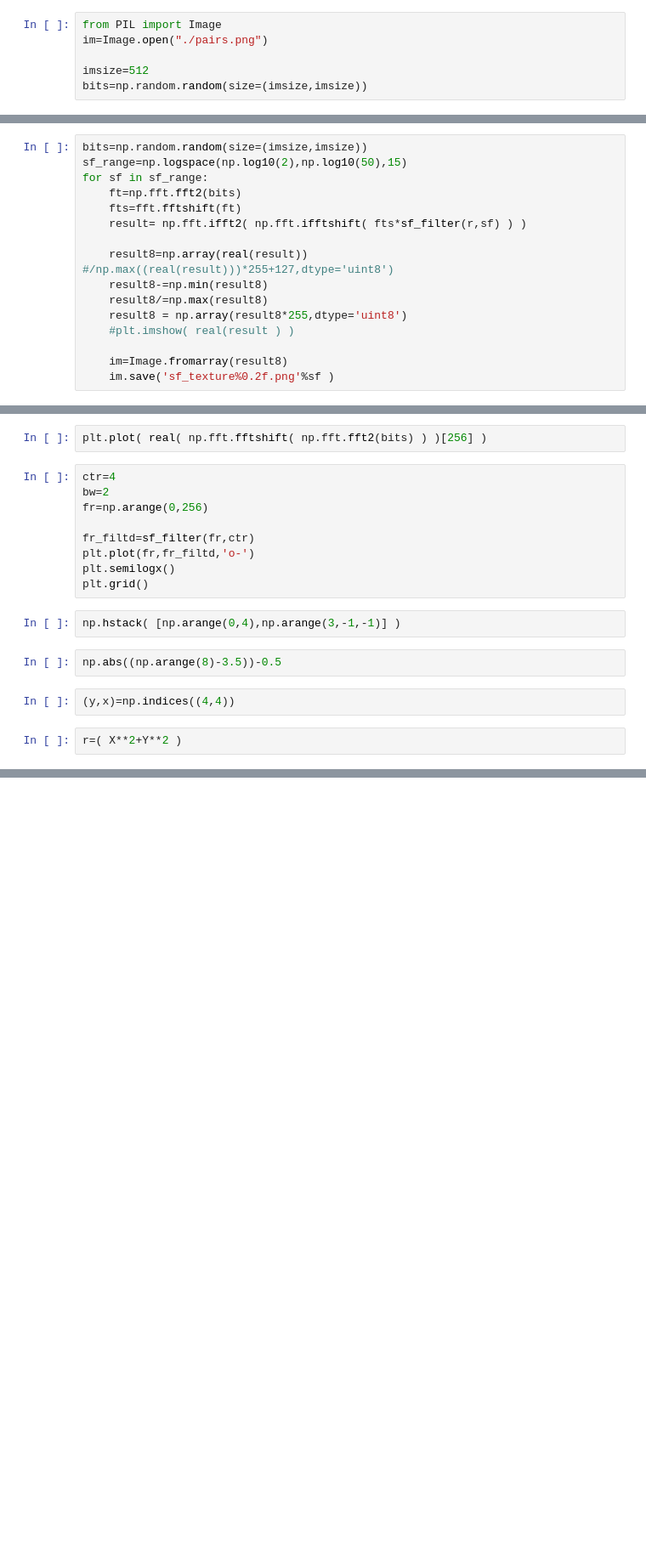
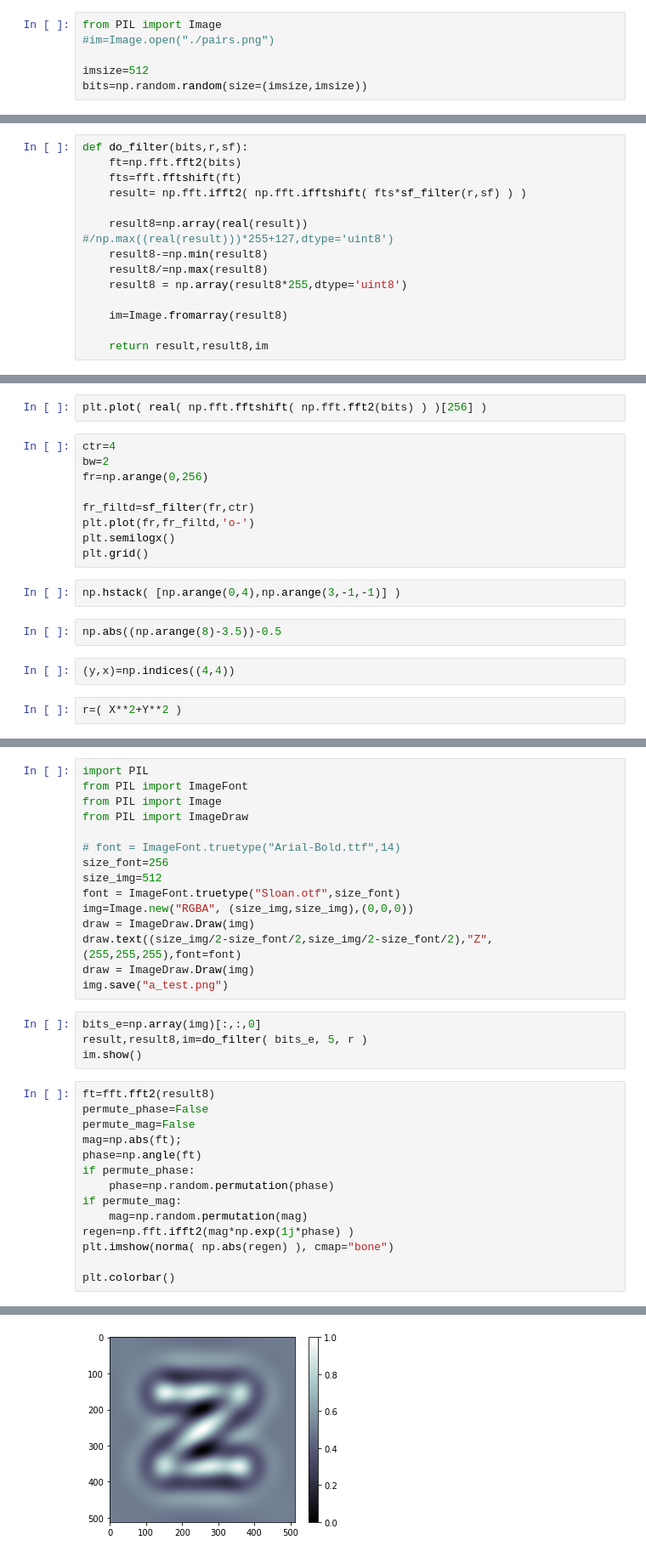
Before and after one commit to dcoates/clab_vr_cube, a Jupyter notebook: sf_textures/sf_filter.ipynb, the cells around one changed output, grey strips where cells are left out. Shown: that part at 85% size. Drawn from its saved outputs; the diff is of its cells as text; blank space fills up the shorter version.

Commit message:
sf_texture advances

```diff
--- a/sf_textures/sf_filter.ipynb
+++ b/sf_textures/sf_filter.ipynb
@@ -3,6 +5,6 @@
 # %%
 from PIL import Image
-im=Image.open("./pairs.png")
+#im=Image.open("./pairs.png")
 
 imsize=512
 bits=np.random.random(size=(imsize,imsize))
@@ -28,7 +37,5 @@ np.max(r)
 # %%
-bits=np.random.random(size=(imsize,imsize))
-sf_range=np.logspace(np.log10(2),np.log10(50),15)
-for sf in sf_range:
+def do_filter(bits,r,sf):
     ft=np.fft.fft2(bits)
     fts=fft.fftshift(ft)
     result= np.fft.ifft2( np.fft.ifftshift( fts*sf_filter(r,sf) ) )
@@ -37,7 +44,7 @@ for sf in sf_range:
     result8-=np.min(result8)
     result8/=np.max(result8)
     result8 = np.array(result8*255,dtype='uint8')
-    #plt.imshow( real(result ) )
 
     im=Image.fromarray(result8)
-    im.save('sf_texture%0.2f.png'%sf )
+
+    return result,result8,im
@@ -107,0 +190,34 @@ plt.imshow( real( np.fft.fftshift( np.fft.fft2(grid) ) ) ); plt.colorbar()
+# %%
+import PIL
+from PIL import ImageFont
+from PIL import Image
+from PIL import ImageDraw
+
+# font = ImageFont.truetype("Arial-Bold.ttf",14)
+size_font=256
+size_img=512
+font = ImageFont.truetype("Sloan.otf",size_font)
+img=Image.new("RGBA", (size_img,size_img),(0,0,0))
+draw = ImageDraw.Draw(img)
+draw.text((size_img/2-size_font/2,size_img/2-size_font/2),"Z",(255,255,255),font=font)
+draw = ImageDraw.Draw(img)
+img.save("a_test.png")
+# %%
+bits_e=np.array(img)[:,:,0]
+result,result8,im=do_filter( bits_e, 5, r )
+im.show()
+# %%
+ft=fft.fft2(result8)
+permute_phase=False
+permute_mag=False
+mag=np.abs(ft);
+phase=np.angle(ft)
+if permute_phase:
+    phase=np.random.permutation(phase)
+if permute_mag:
+    mag=np.random.permutation(mag)
+regen=np.fft.ifft2(mag*np.exp(1j*phase) )
+plt.imshow(norma( np.abs(regen) ), cmap="bone")
+
+plt.colorbar()
+# %% [output]
@@ -107,0 +225 @@ plt.imshow( real( np.fft.fftshift( np.fft.fft2(grid) ) ) ); plt.colorbar()
+[figure, added]
```
Also changed, not shown: parts of 26 cells of this notebook, 18 other files.
